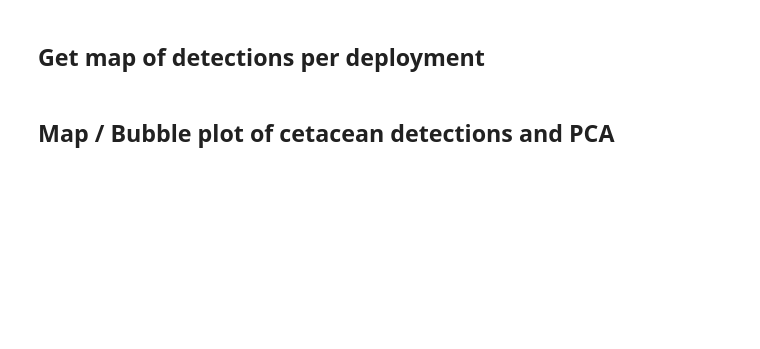
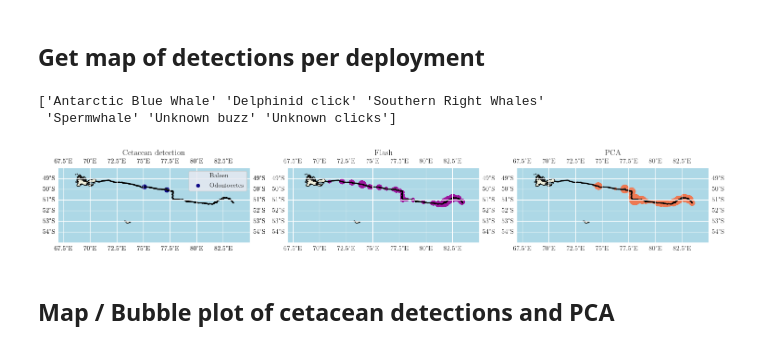
Before and after one commit to gmanatole/Biologging_Toolkit, a Jupyter notebook: notebooks/whale_detection.ipynb, the cells around one changed output. Cells and saved outputs as stored; diff of their text form; code cells hidden in the pictures; blank space fills up the shorter version.

Commit message:
Code for scatter plot of flash vs detections

```diff
--- a/notebooks/whale_detection.ipynb
+++ b/notebooks/whale_detection.ipynb
@@ -22,7 +22,7 @@ warnings.filterwarnings("ignore")
 # %% [markdown]
 ## Get map of detections per deployment
 # %%
-depid = 'ml19_292a'
+depid = 'ml19_293a'
 ds_path = 'D:/individus_brut/individus'
 annotation_path = 'D:/drift_dives_SES/'
 # %%
@@ -34,8 +32,3 @@ annot
-# %%
-dives = ds['dives'][:].data
-jerks = ds['jerk'][:].data
-total_jerk = [np.sum(jerks[dives == dive]) for dive in np.unique(dives)]
-dive['total_jerk'] = total_jerk
 # %%
 def successive_detections(series):
     changes = series.diff().fillna(0)
@@ -63,6 +56,9 @@ annotations = {label : np.zeros(len(dive)) for label in labels}
                'Fin whale':np.zeros(len(dive)),
                'Minke whale':np.zeros(len(dive))}'''
 print(labels)
+# %% [output]
+['Antarctic Blue Whale' 'Delphinid click' 'Southern Right Whales'
+ 'Spermwhale' 'Unknown buzz' 'Unknown clicks']
 # %%
 idx = 1
 for i, row in annot.iterrows() :
@@ -87,3 +83,44 @@ for i, row in annot.iterrows() :
 annotations = pd.DataFrame(annotations)
 for key in list(annotations.keys()) :
     dive[key] = successive_detections(annotations[key])
+# %%
+baleen_whales = ['Antarctic Blue Whale', 'Antarctic blue whale', 'Blue whale ', 'Dcall', 'Downsweep', 'Fin whale',
+                 'Humpback whale', 'Minke whale', 'Sei whale', 'Southern Right Whale', 'Southern Right Whales']
+odontocetes = ['Buzz', 'Clicks', 'Delphinid click', 'Ind clicks 18kHz', 'Odontocete buzz', 'Odontocete clicks',
+               'Odontocete whistle', 'Spermwhale', 'Unidentified clicks', 'Unindentified clicks',
+               'Unindentified whistle', 'Unknown buzz', 'Unknown clicks', 'delphinid click', 'delphinid whistle']
+# %%
+dive['baleen'] = dive[dive.columns[np.isin(dive.columns, baleen_whales)]].sum(axis = 1)
+dive['odontocetes'] = dive[dive.columns[np.isin(dive.columns, odontocetes)]].sum(axis = 1)
+# %%
+proxy = {"Flash":"flash", "PCA":"total_jerk"}
+#columns = list(dive[annotations.columns].sum()[dive[annotations.columns].sum() > 0].index)
+columns = ['baleen', 'odontocetes']
+fig, ax = plt.subplots(1,3, figsize=(15, 5), subplot_kw={'projection': crs.PlateCarree()})
+for key in proxy.keys() :
+    _temp = sliding_window_sum(dive[proxy[key]], 10)
+    dive[key] = (_temp - np.nanmean(_temp)) / np.nanstd(_temp)
+    columns.append(key)
+
+colors = colormaps.get_cmap('plasma').resampled(len(columns))
+for i, elem in enumerate(columns) :
+    if np.isin(elem, ['baleen', 'odontocetes']) :
+        j = 0
+        _label = 'Cetacean detection'
+    else :
+        j = i-1
+        _label = elem
+    ax[j].set_extent([67, 85, -48, -55], crs=crs.PlateCarree())  # Adjust the limits as needed
+    ax[j].plot(dive.lon, dive.lat, c = 'k', linewidth = 2)
+    ax[j].scatter(dive.lon, dive.lat, s = dive[elem] * 50, c = colors((i-1)%4), label = elem.capitalize())
+    if j == 0:
+        ax[j].legend()
+    ax[j].add_feature(cfeature.OCEAN, facecolor='lightblue')
+    ax[j].add_feature(cfeature.LAND, edgecolor='black')
+    #ax[j].add_feature(cfeature.COASTLINE)
+    #ax[j].add_feature(cfeature.BORDERS, linestyle=':', edgecolor='gray')
+    ax[j].gridlines(draw_labels=True)
+    ax[j].set_title(_label)
+fig.tight_layout()
+# %% [output]
+[figure, added]
```
Also changed, not shown: parts of 16 cells of this notebook.
